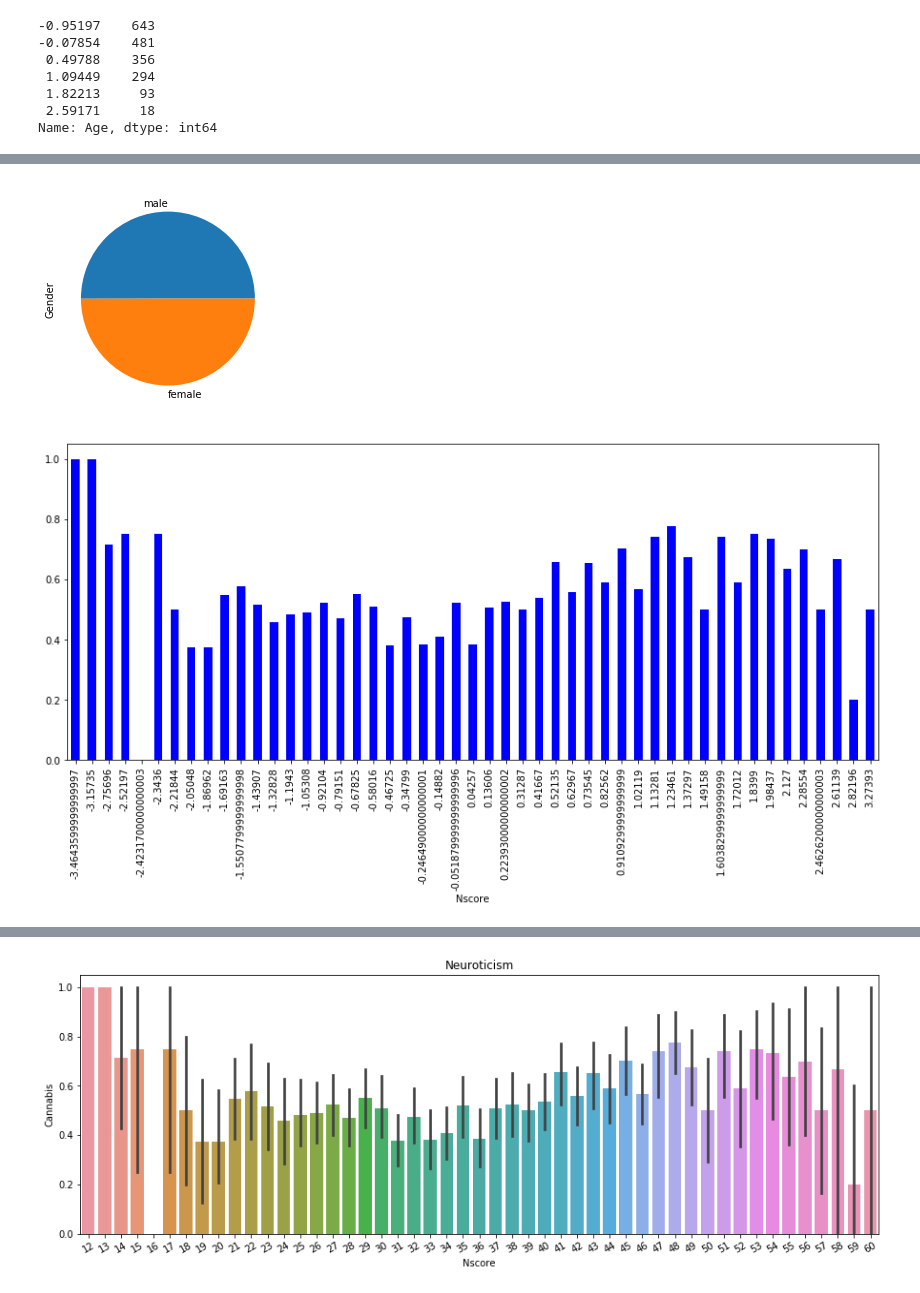
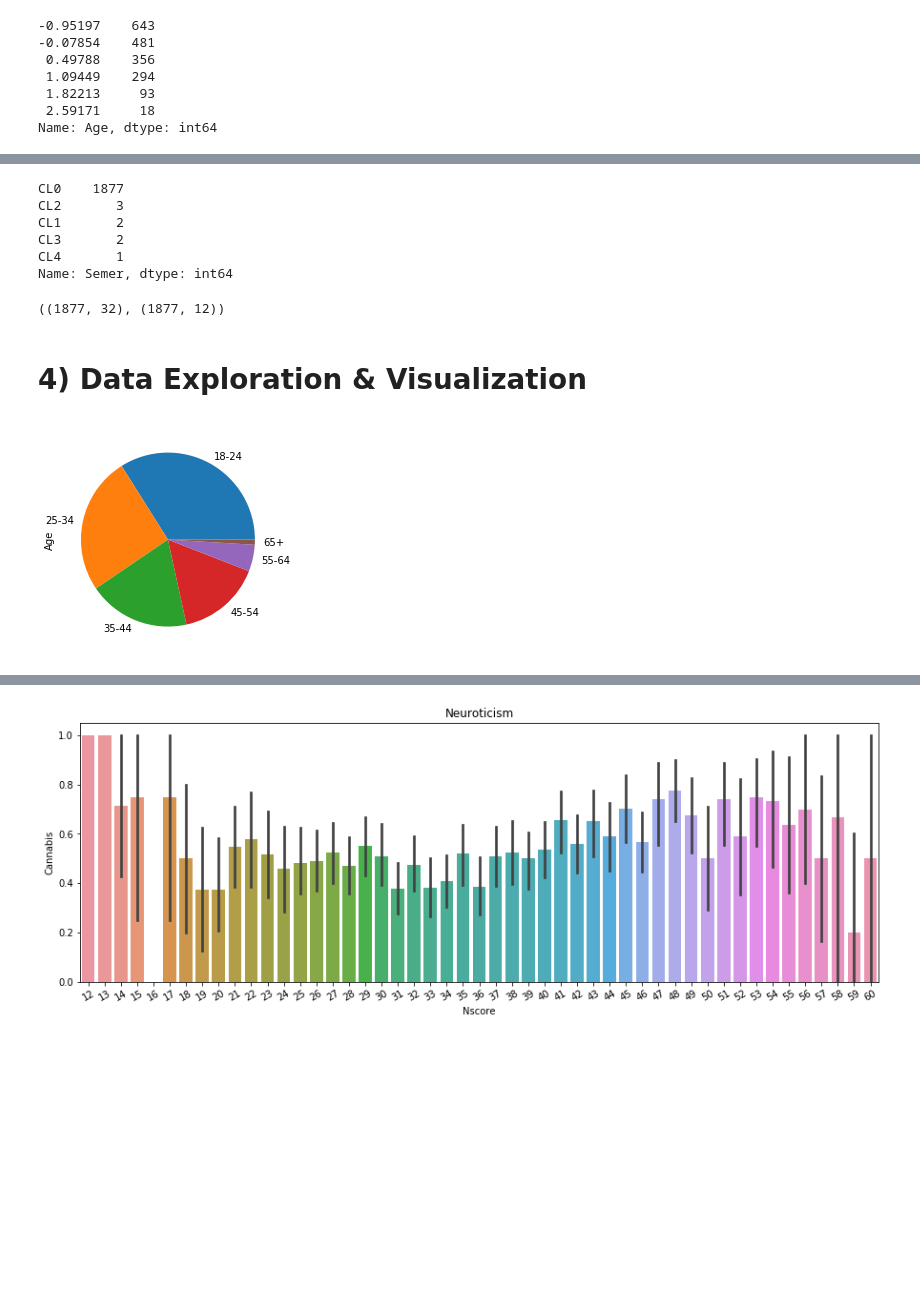
Before and after one commit to KarimaCha/Personality_Drug_Project, a Jupyter notebook: Personality_Drug_Project_Karima.ipynb, the cells around one changed output, grey strips where cells are left out. Saved outputs shown, nothing was run; the diff lists cells and outputs as text; code cells hidden in the pictures; blank space fills up the shorter version.

```diff
--- a/Personality_Drug_Project_Karima.ipynb
+++ b/Personality_Drug_Project_Karima.ipynb
@@ -195,0 +243,21 @@ dtype: object
+# %%
+# check subjects who state having used ficticious drug (Semer) = 9 observations
+
+df_raw.Semer.value_counts()
+# %% [output]
+CL0    1877
+CL2       3
+CL1       2
+CL3       2
+CL4       1
+Name: Semer, dtype: int64
+# %%
+# drop subjects
+df = df_raw[df_raw.Semer == 'CL0']
+df_cat = df_cat[df_raw.Semer == 'CL0']
+
+df.shape, df_cat.shape
+# %% [output]
+((1877, 32), (1877, 12))
+# %% [markdown]
+# 4) Data Exploration & Visualization
@@ -196,8 +268,4 @@ dtype: object
 # %%
-df_text.Gender.value_counts().plot(kind='pie');
+df_cat.Age.value_counts().plot(kind='pie');
 # %% [output]
-[figure, old version]
+[figure, new version]
-# %%
-df2.groupby('Nscore').mean().Cannabis.plot(kind='bar', figsize=(15,6), color='blue');
-# %% [output]
-[figure, removed]
```
Also changed, not shown: parts of 37 cells of this notebook, 1 other file.
